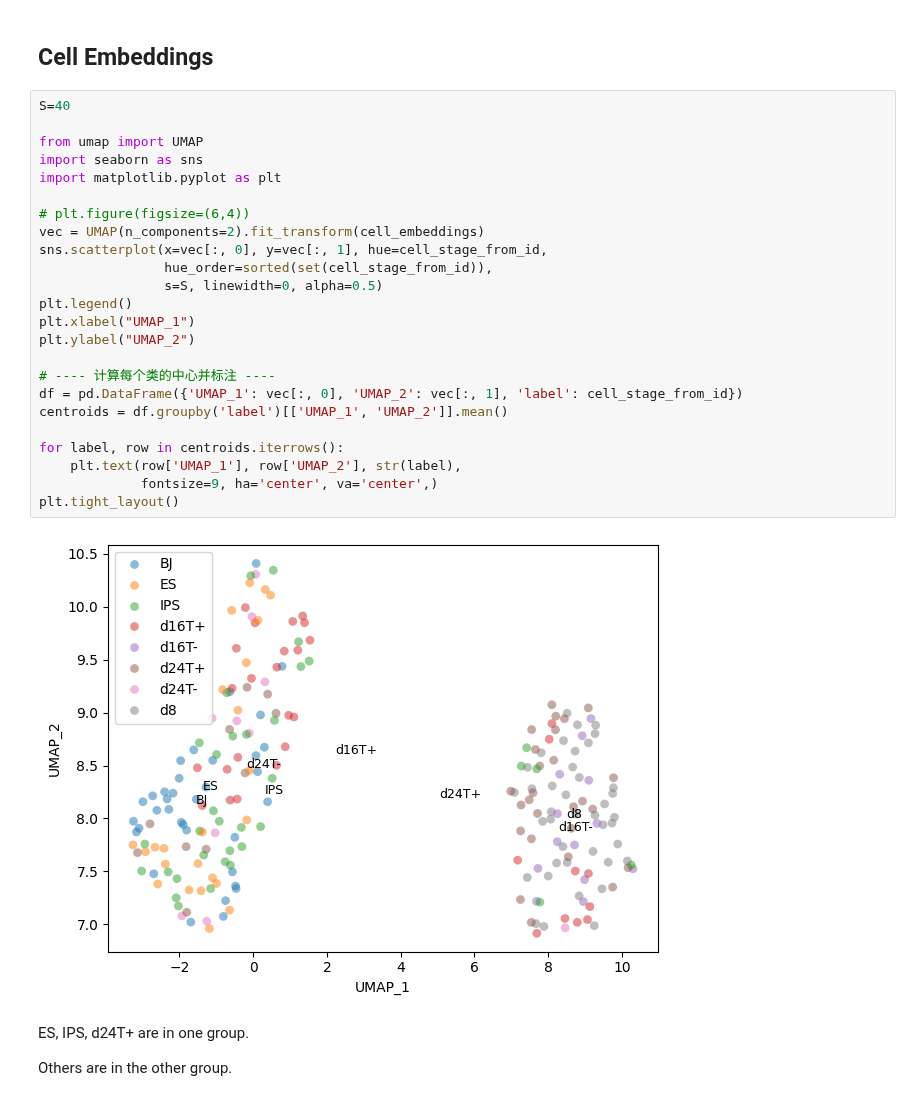
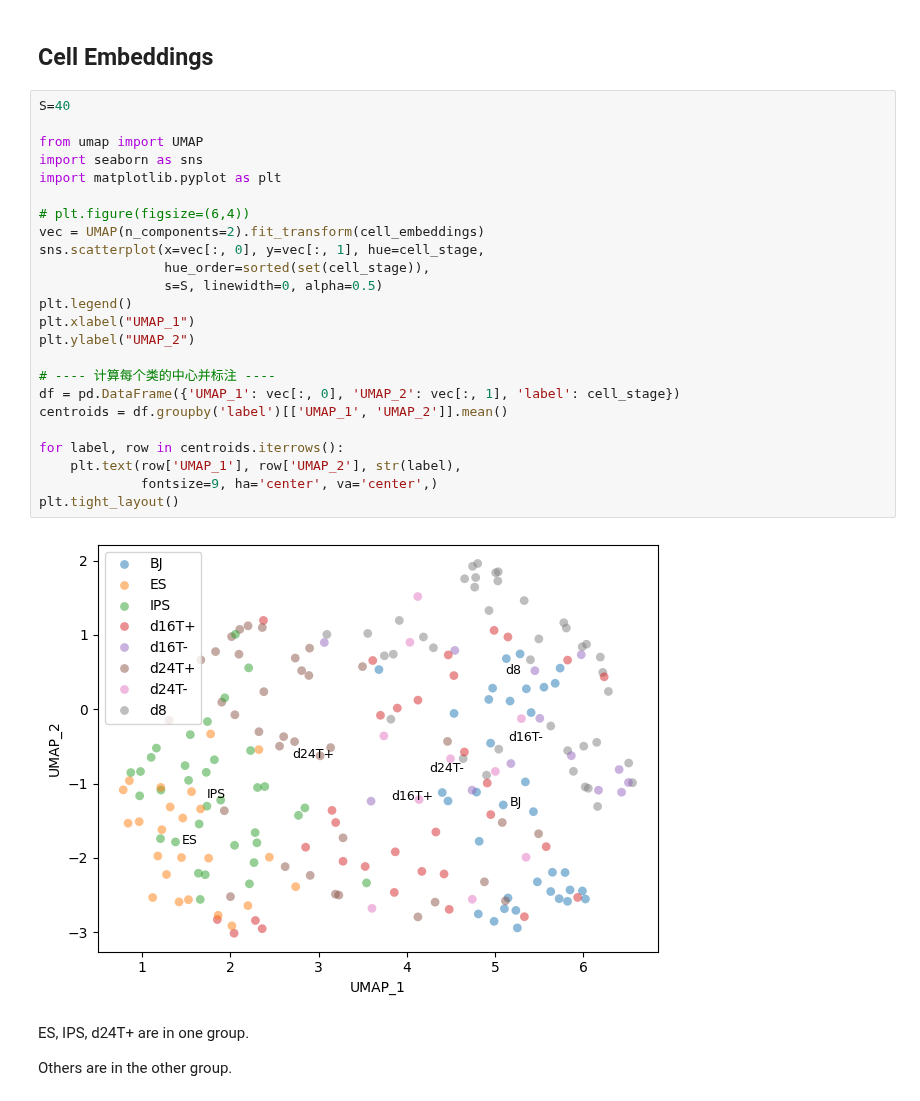
Before and after one commit to congfeng4/SCOIT, a Jupyter notebook: sc_GEM.ipynb, the cells around one changed output. Saved outputs shown, nothing was run; the diff lists cells and outputs as text.

```diff
--- a/sc_GEM.ipynb
+++ b/sc_GEM.ipynb
@@ -83,29 +71,29 @@ len(gene_names)
 # %%
 S=40
 
 from umap import UMAP
 import seaborn as sns
 import matplotlib.pyplot as plt
 
 # plt.figure(figsize=(6,4))
 vec = UMAP(n_components=2).fit_transform(cell_embeddings)
-sns.scatterplot(x=vec[:, 0], y=vec[:, 1], hue=cell_stage_from_id,
-                hue_order=sorted(set(cell_stage_from_id)),
+sns.scatterplot(x=vec[:, 0], y=vec[:, 1], hue=cell_stage,
+                hue_order=sorted(set(cell_stage)),
                 s=S, linewidth=0, alpha=0.5)
 plt.legend()
 plt.xlabel("UMAP_1")
 plt.ylabel("UMAP_2")
 
 # ---- 计算每个类的中心并标注 ----
-df = pd.DataFrame({'UMAP_1': vec[:, 0], 'UMAP_2': vec[:, 1], 'label': cell_stage_from_id})
+df = pd.DataFrame({'UMAP_1': vec[:, 0], 'UMAP_2': vec[:, 1], 'label': cell_stage})
 centroids = df.groupby('label')[['UMAP_1', 'UMAP_2']].mean()
 
 for label, row in centroids.iterrows():
     plt.text(row['UMAP_1'], row['UMAP_2'], str(label),
              fontsize=9, ha='center', va='center',)
 plt.tight_layout()
 # %% [output]
-[figure, old version]
+[figure, new version]
 # %% [markdown]
 ES, IPS, d24T+ are in one group.
 
```
Also changed, not shown: parts of 21 cells of this notebook, 3 other files.
